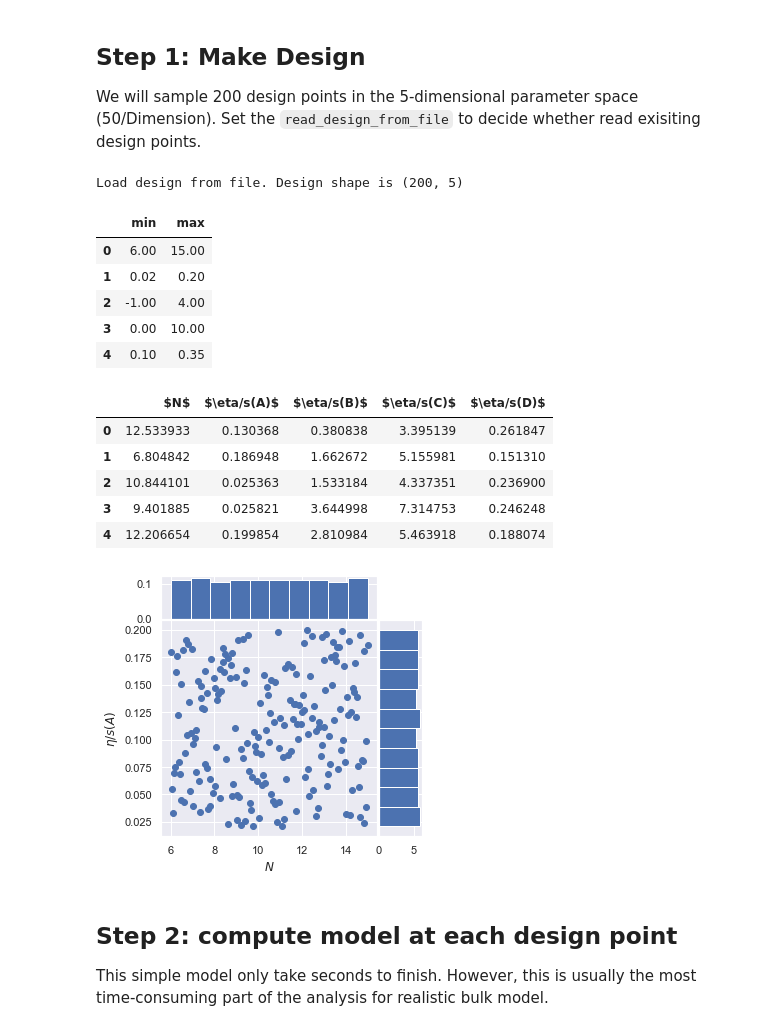
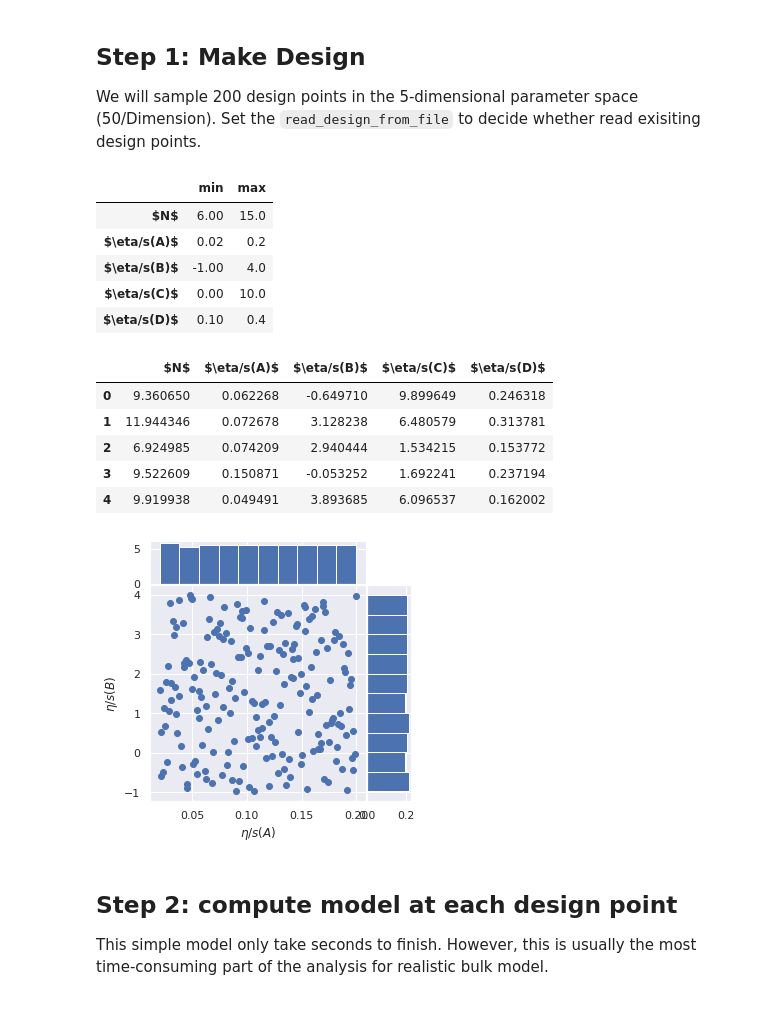
Before and after one commit to JETSCAPE/SummerSchool2021, a Jupyter notebook: Jul28_29_BayesianSoftExample/BayesForSimpleModel.ipynb, the cells around one changed output. Drawn from its saved outputs; the diff is of its cells as text; code cells hidden in the pictures.

```diff
--- a/Jul28_29_BayesianSoftExample/BayesForSimpleModel.ipynb
+++ b/Jul28_29_BayesianSoftExample/BayesForSimpleModel.ipynb
@@ -148,7 +146,7 @@ We will sample 200 design points in the 5-dimensional parameter space (50/Dimens
 ParameterLabels = ['$N$', '$\eta/s(A)$', '$\eta/s(B)$', '$\eta/s(C)$', '$\eta/s(D)$']
 Xdim = len(ParameterLabels) # dimension of the parameter space
 Ndesign = 200
-read_design_from_file = True
+read_design_from_file = False
 if read_design_from_file:
     design_df = pd.read_csv(data_path('design'))
     design = design_df.values
@@ -158,19 +156,18 @@ if read_design_from_file:
 else:
     # range of the design, save to file
     ranges = np.array([
-        [6,15],[.02, 0.2],[-1,4],[0,10],[0.1, 0.35]
+        [6,15],[.02, 0.2],[-1,4],[0,10],[0.1, 0.4]
     ])
     ranges_df = pd.DataFrame(ranges, columns=['min','max'], index=ParameterLabels)
     ranges_df.to_csv(data_path('designRange'), index=False)
     # First make a Latin-Hypercube design within the Xdim unit cube [0,1]^Xdim
+    np.random.seed(1)
     unit = lhs(ranges.shape[0], samples=Ndesign, criterion='maximin')
     # Then, rescale the design tot he desired range
     design = ranges[:,0] + unit*(ranges[:,1]-ranges[:,0])
     # Save to file
     design_df = pd.DataFrame(design, columns=ParameterLabels)
     design_df.to_csv(data_path('design'), index=False)
-# %% [output]
-Load design from file. Design shape is (200, 5)
 # %%
 #### Block 5 #### Please refer to this number in your questions
 # Define the min and max boundary of the design
@@ -181,28 +178,28 @@ design_ptp = design_max - design_min
 ranges_df.head()
 # %% [output]
 |  | min | max |
-| 0 | 6.00 | 15.00 |
-| 1 | 0.02 | 0.20 |
-| 2 | -1.00 | 4.00 |
-| 3 | 0.00 | 10.00 |
-| 4 | 0.10 | 0.35 |
+| $N$ | 6.00 | 15.0 |
+| $\eta/s(A)$ | 0.02 | 0.2 |
+| $\eta/s(B)$ | -1.00 | 4.0 |
+| $\eta/s(C)$ | 0.00 | 10.0 |
+| $\eta/s(D)$ | 0.10 | 0.4 |
 # %%
 #### Block 6 #### Please refer to this number in your questions
 design_df.head()
 # %% [output]
 |  | $N$ | $\eta/s(A)$ | $\eta/s(B)$ | $\eta/s(C)$ | $\eta/s(D)$ |
-| 0 | 12.533933 | 0.130368 | 0.380838 | 3.395139 | 0.261847 |
-| 1 | 6.804842 | 0.186948 | 1.662672 | 5.155981 | 0.151310 |
-| 2 | 10.844101 | 0.025363 | 1.533184 | 4.337351 | 0.236900 |
-| 3 | 9.401885 | 0.025821 | 3.644998 | 7.314753 | 0.246248 |
-| 4 | 12.206654 | 0.199854 | 2.810984 | 5.463918 | 0.188074 |
+| 0 | 9.360650 | 0.062268 | -0.649710 | 9.899649 | 0.246318 |
+| 1 | 11.944346 | 0.072678 | 3.128238 | 6.480579 | 0.313781 |
+| 2 | 6.924985 | 0.074209 | 2.940444 | 1.534215 | 0.153772 |
+| 3 | 9.522609 | 0.150871 | -0.053252 | 1.692241 | 0.237194 |
+| 4 | 9.919938 | 0.049491 | 3.893685 | 6.096537 | 0.162002 |
 # %%
 #### Block 7 #### Please refer to this number in your questions
-i,j = 0,1
+i,j = 1,2
 hist_1d_2d(design[:,i], design[:,j], ParameterLabels[i], ParameterLabels[j])
 save_fig("Check_design")
 # %% [output]
-[figure, old version]
+[figure, new version]
 # %% [markdown]
 ## Step 2: compute model at each design point
 
```
Also changed, not shown: parts of 22 cells of this notebook, 19 other files.
